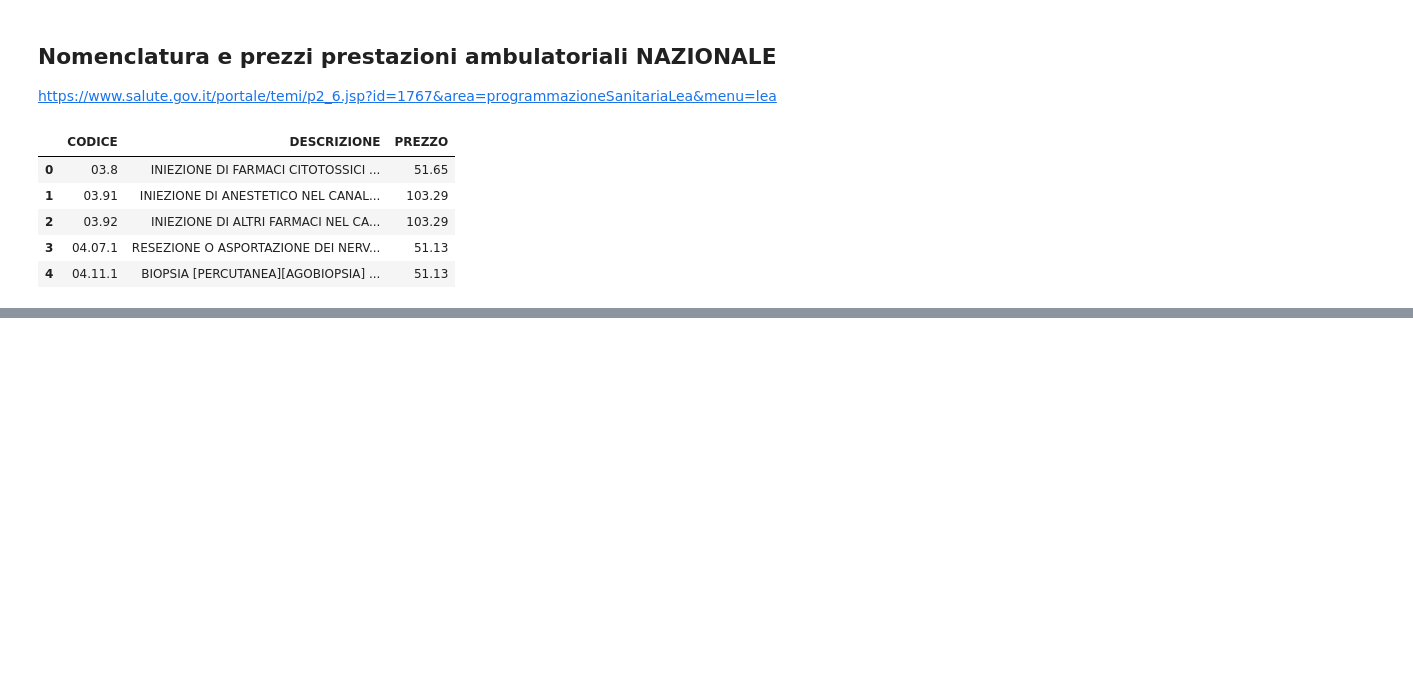
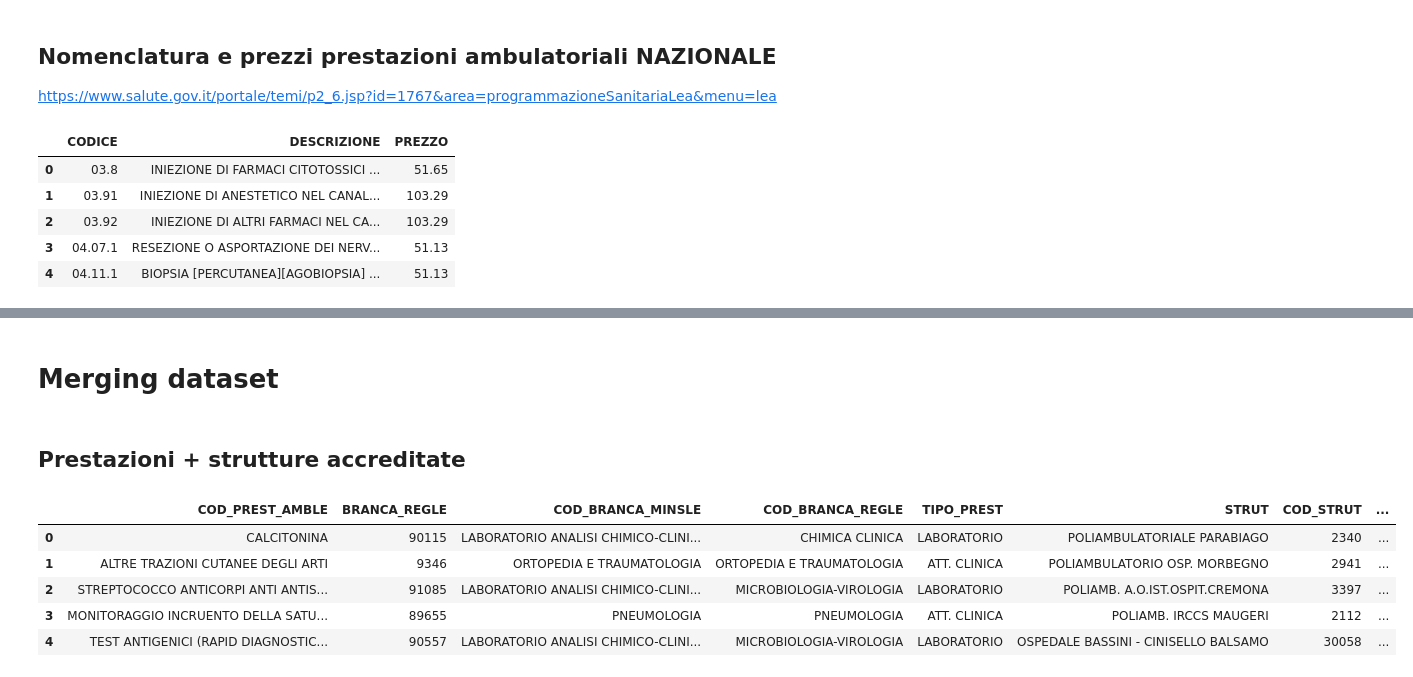
Before and after one commit to SimoneFarallo/Project_public_and_social_services, a Jupyter notebook: EDA_domains.ipynb, the cells around one changed output, grey strips where cells are left out. Drawn from its saved outputs; the diff is of its cells as text; code cells hidden in the pictures; blank space fills up the shorter version.

```diff
--- a/EDA_domains.ipynb
+++ b/EDA_domains.ipynb
@@ -254,0 +334,14 @@ nom_nazionale.head()
+# %% [markdown]
+# Merging dataset
+# %% [markdown]
+## Prestazioni + strutture accreditate
+# %%
+merg1 = prest_amb.merge(strut_accr ,how='left', left_on='COD_STRUT', right_on='Codice Struttura')
+display(merg1.head(5))
+# %% [output]
+|  | COD_PREST_AMBLE | BRANCA_REGLE | COD_BRANCA_MINSLE | COD_BRANCA_REGLE | TIPO_PREST | STRUT | COD_STRUT | ... |
+| 0 | CALCITONINA | 90115 | LABORATORIO ANALISI CHIMICO-CLINI... | CHIMICA CLINICA | LABORATORIO | POLIAMBULATORIALE PARABIAGO | 2340 | ... |
+| 1 | ALTRE TRAZIONI CUTANEE DEGLI ARTI | 9346 | ORTOPEDIA E TRAUMATOLOGIA | ORTOPEDIA E TRAUMATOLOGIA | ATT. CLINICA | POLIAMBULATORIO OSP. MORBEGNO | 2941 | ... |
+| 2 | STREPTOCOCCO ANTICORPI ANTI ANTIS... | 91085 | LABORATORIO ANALISI CHIMICO-CLINI... | MICROBIOLOGIA-VIROLOGIA | LABORATORIO | POLIAMB. A.O.IST.OSPIT.CREMONA | 3397 | ... |
+| 3 | MONITORAGGIO INCRUENTO DELLA SATU... | 89655 | PNEUMOLOGIA | PNEUMOLOGIA | ATT. CLINICA | POLIAMB. IRCCS MAUGERI | 2112 | ... |
+| 4 | TEST ANTIGENICI (RAPID DIAGNOSTIC... | 90557 | LABORATORIO ANALISI CHIMICO-CLINI... | MICROBIOLOGIA-VIROLOGIA | LABORATORIO | OSPEDALE BASSINI - CINISELLO BALSAMO | 30058 | ... |
```
Also changed, not shown: parts of 37 cells of this notebook, 1 other file.
